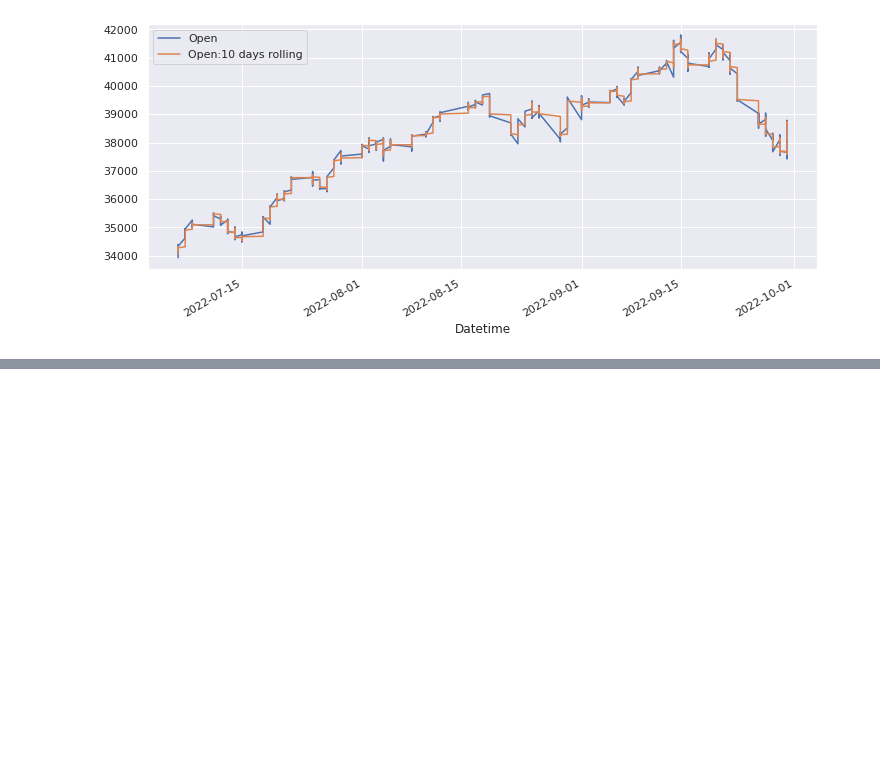
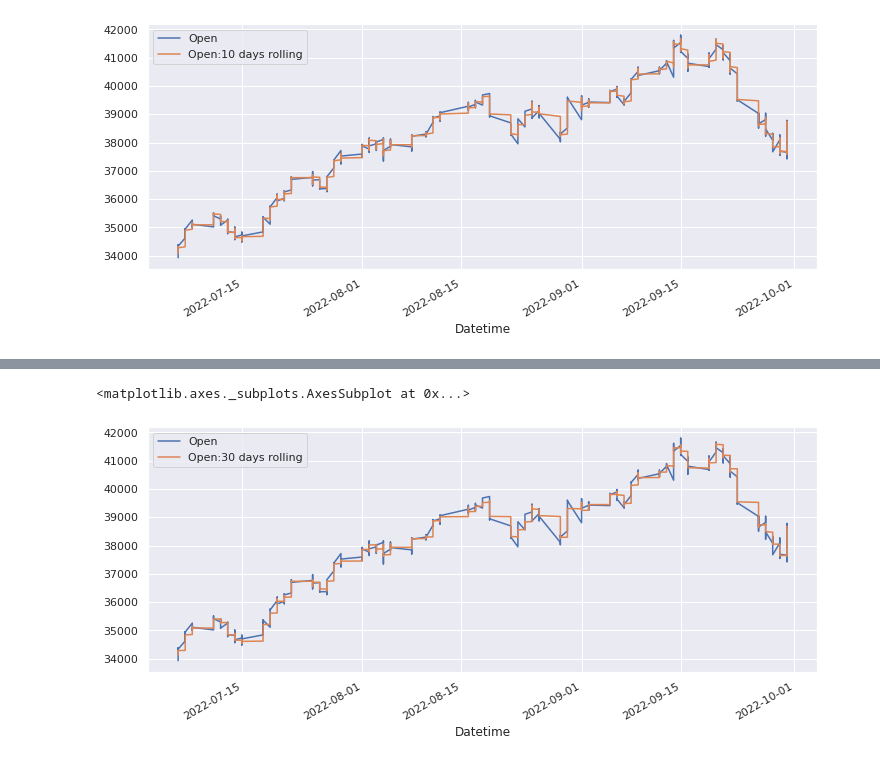
Before and after one commit to sarkar2527/DSAP, a Jupyter notebook: Stock_3_sandy.ipynb, the cells around one changed output, grey strips where cells are left out. Cells and saved outputs as stored; diff of their text form; code cells hidden in the pictures; blank space fills up the shorter version.

```diff
--- a/Stock_3_sandy.ipynb
+++ b/Stock_3_sandy.ipynb
@@ -282,3 +282,5 @@ df[['Open','Open:10 days rolling']].plot(figsize=(12,5))
 # %% [output]
 <matplotlib.axes._subplots.AxesSubplot at 0x...>
 [figure]
+# %%
+df['Open:30 days rolling']=df['Open'].rolling(30).mean()
@@ -284,0 +308,5 @@ df[['Open','Open:10 days rolling']].plot(figsize=(12,5))
+# %%
+df[['Open','Open:30 days rolling']].plot(figsize=(12,5))
+# %% [output]
+<matplotlib.axes._subplots.AxesSubplot at 0x...>
+[figure, added]
```
Also changed, not shown: parts of 7 cells of this notebook.
